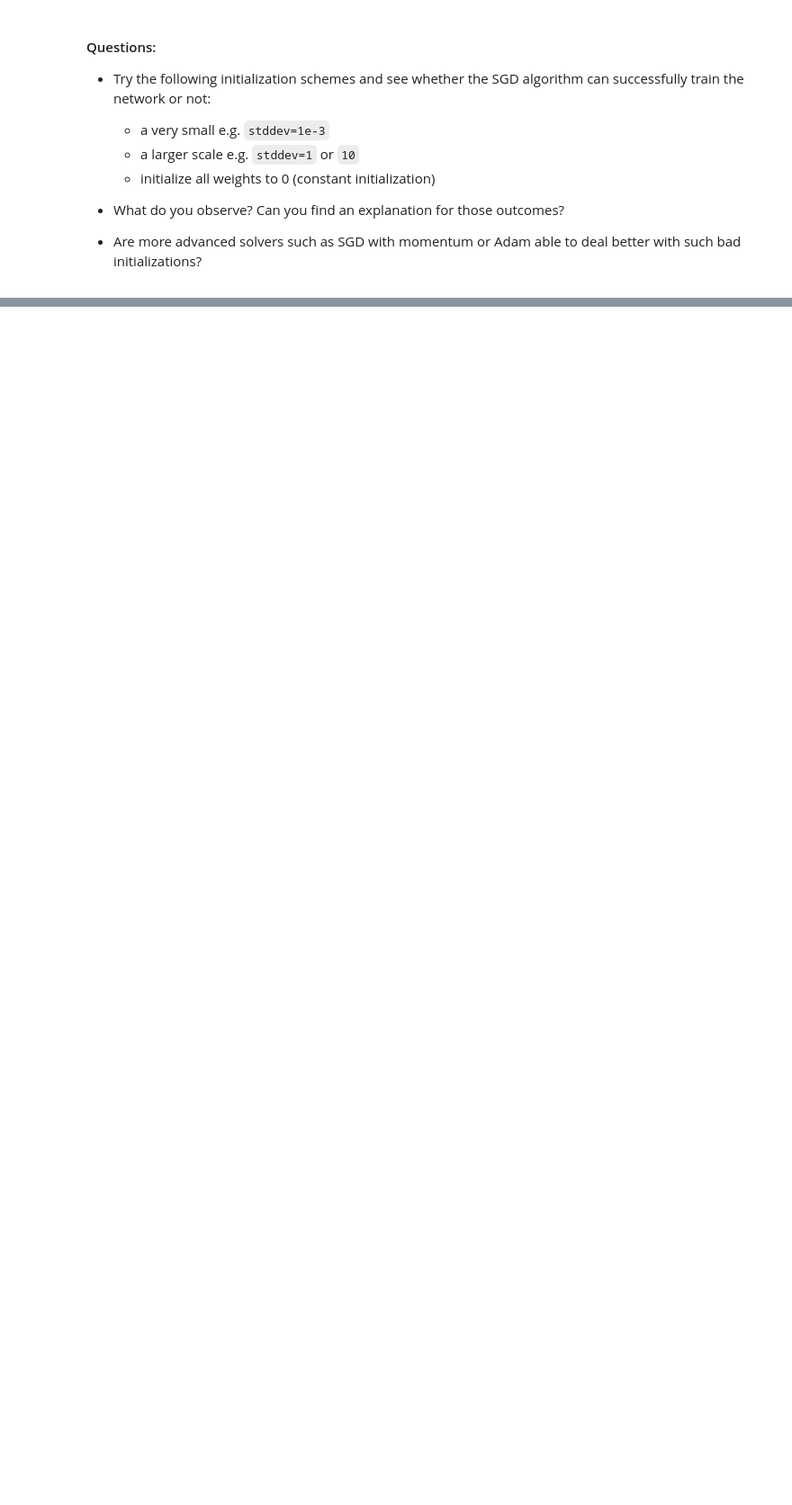
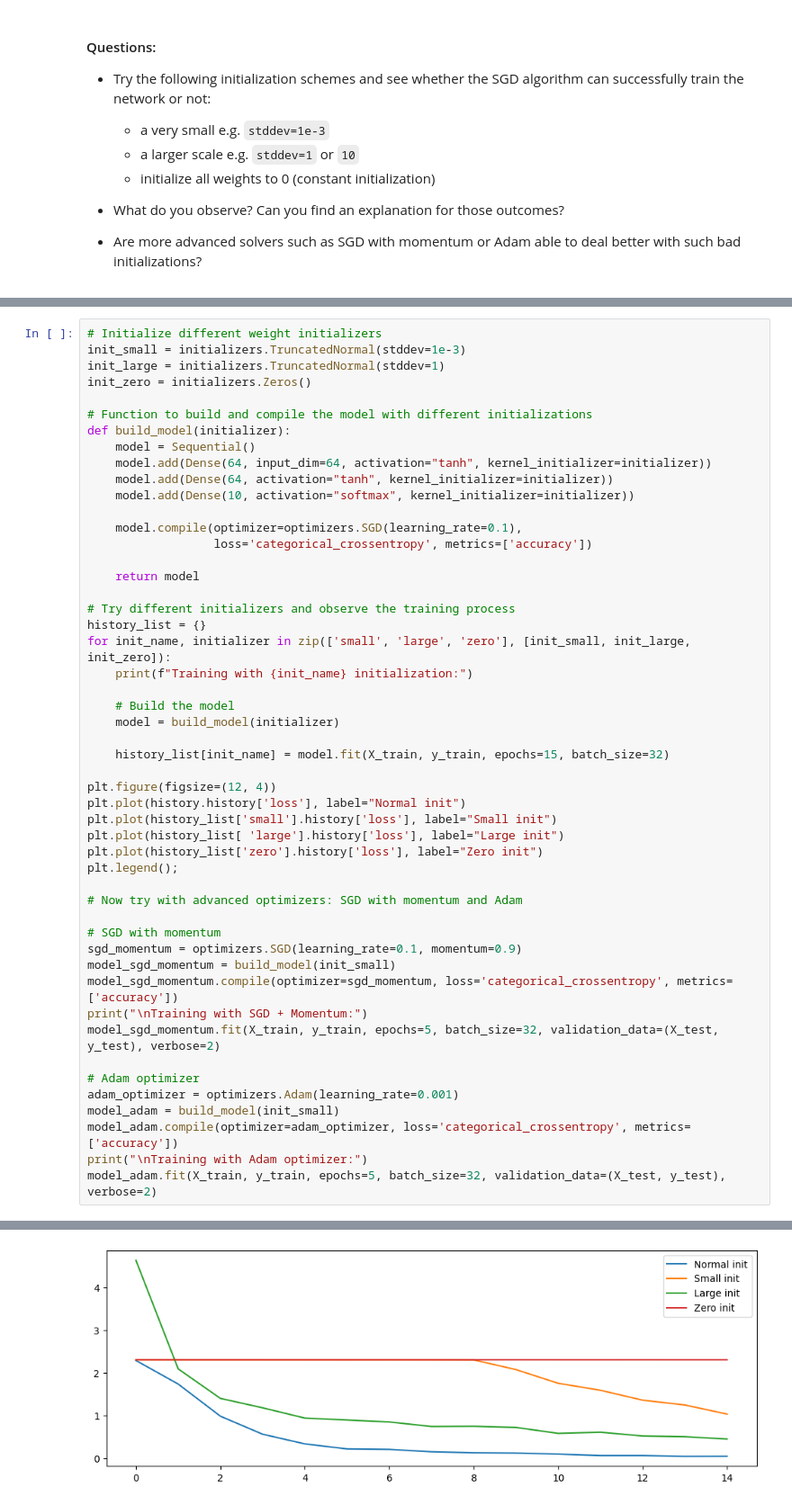
Before and after one commit to hosseinisamaneh/deep_learning, a Jupyter notebook: 01_materials/labs/lab_1.ipynb, the cells around one changed output, grey strips where cells are left out. Shown: that part at 90% size. Cells and saved outputs as stored; diff of their text form; blank space fills up the shorter version.

```diff
--- a/01_materials/labs/lab_1.ipynb
+++ b/01_materials/labs/lab_1.ipynb
@@ -406,0 +744,51 @@ model.layers[0].weights
+# %%
+# Initialize different weight initializers
+init_small = initializers.TruncatedNormal(stddev=1e-3)
+init_large = initializers.TruncatedNormal(stddev=1)
+init_zero = initializers.Zeros()
+
+# Function to build and compile the model with different initializations
+def build_model(initializer):
+    model = Sequential()
+    model.add(Dense(64, input_dim=64, activation="tanh", kernel_initializer=initializer))
+    model.add(Dense(64, activation="tanh", kernel_initializer=initializer))
+    model.add(Dense(10, activation="softmax", kernel_initializer=initializer))
+
+    model.compile(optimizer=optimizers.SGD(learning_rate=0.1),
+                  loss='categorical_crossentropy', metrics=['accuracy'])
+
+    return model
+
+# Try different initializers and observe the training process
+history_list = {}
+for init_name, initializer in zip(['small', 'large', 'zero'], [init_small, init_large, init_zero]):
+    print(f"Training with {init_name} initialization:")
+
+    # Build the model
+    model = build_model(initializer)
+
+    history_list[init_name] = model.fit(X_train, y_train, epochs=15, batch_size=32)
+
+plt.figure(figsize=(12, 4))
+plt.plot(history.history['loss'], label="Normal init")
+plt.plot(history_list['small'].history['loss'], label="Small init")
+plt.plot(history_list[ 'large'].history['loss'], label="Large init")
+plt.plot(history_list['zero'].history['loss'], label="Zero init")
+plt.legend();
+
+# Now try with advanced optimizers: SGD with momentum and Adam
+
+# SGD with momentum
+sgd_momentum = optimizers.SGD(learning_rate=0.1, momentum=0.9)
+model_sgd_momentum = build_model(init_small)
+model_sgd_momentum.compile(optimizer=sgd_momentum, loss='categorical_crossentropy', metrics=['accuracy'])
+print("\nTraining with SGD + Momentum:")
+model_sgd_momentum.fit(X_train, y_train, epochs=5, batch_size=32, validation_data=(X_test, y_test), verbose=2)
+
+# Adam optimizer
+adam_optimizer = optimizers.Adam(learning_rate=0.001)
+model_adam = build_model(init_small)
+model_adam.compile(optimizer=adam_optimizer, loss='categorical_crossentropy', metrics=['accuracy'])
+print("\nTraining with Adam optimizer:")
+model_adam.fit(X_train, y_train, epochs=5, batch_size=32, validation_data=(X_test, y_test), verbose=2)
+# %% [output]
@@ -406,0 +813 @@ model.layers[0].weights
+[figure, added]
```
Also changed, not shown: parts of 32 cells of this notebook, 4 other files.
